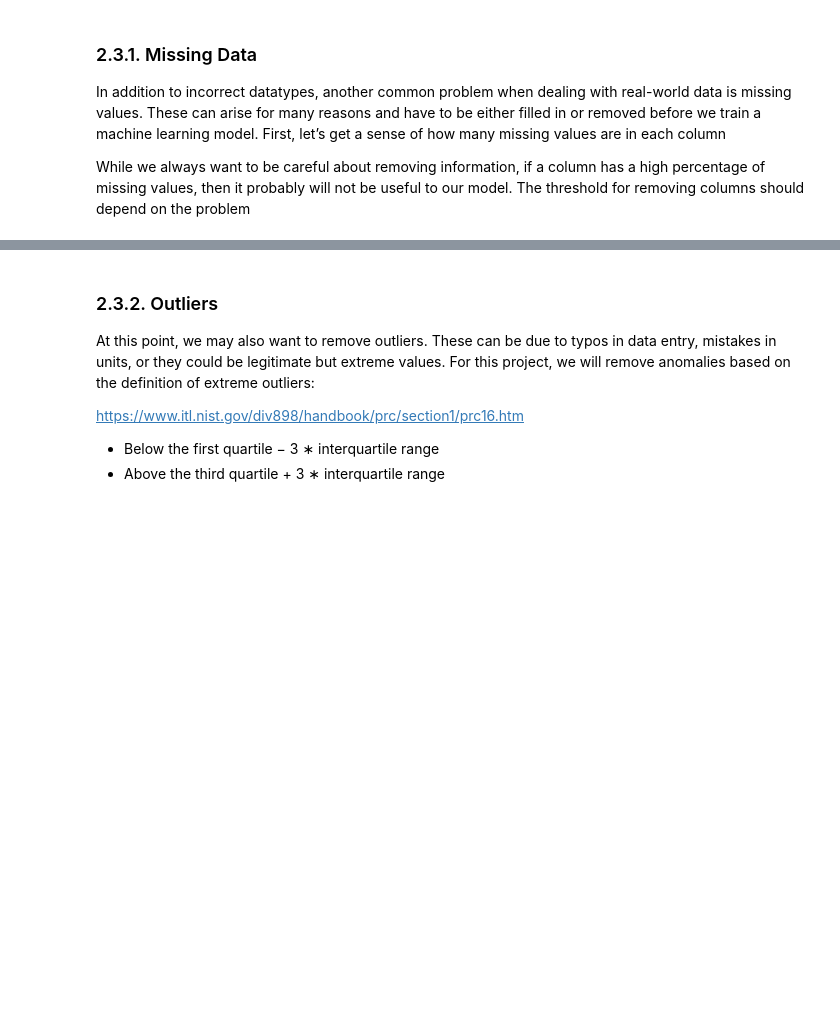
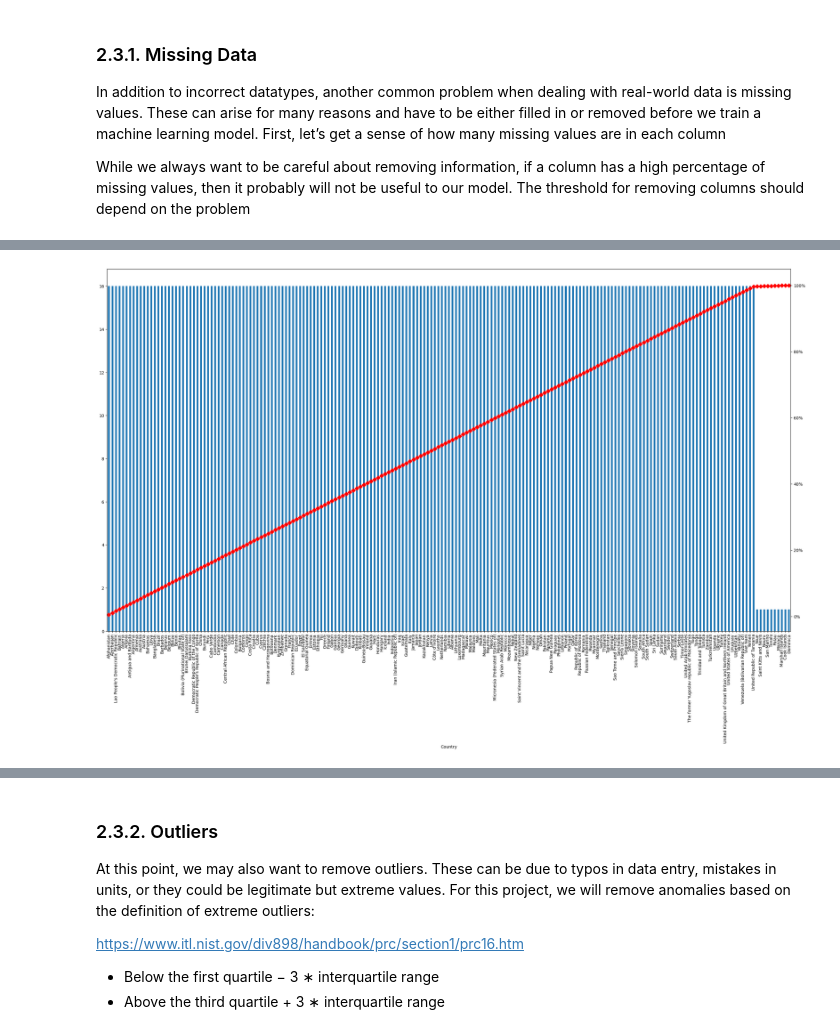
Before and after one commit to jpmrdad26/Projetos-Ciencia-de-dados, a Jupyter notebook: CRISP-DM Projeto Final.ipynb, the cells around one changed output, grey strips where cells are left out. Saved outputs shown, nothing was run; the diff lists cells and outputs as text; code cells hidden in the pictures; blank space fills up the shorter version.

```diff
--- a/CRISP-DM Projeto Final.ipynb
+++ b/CRISP-DM Projeto Final.ipynb
@@ -214,0 +267,20 @@ While we always want to be careful about removing information, if a column has a
+# %%
+from matplotlib.ticker import PercentFormatter
+
+# Conta a frequência dos países
+country_counts = df['Country'].value_counts().sort_values(ascending=False)
+
+# Configuração do gráfico
+fig, ax = plt.subplots(figsize=(30, 16))
+
+# Gráfico de barras
+country_counts.plot(kind='bar', ax=ax)
+
+# Adicionar o eixo secundário para a porcentagem acumulada
+ax2 = ax.twinx()
+ax2.plot(country_counts.cumsum() / country_counts.sum() * 100, color='red', marker='D', ms=7)
+ax2.yaxis.set_major_formatter(PercentFormatter())
+
+plt.show()
+# %% [output]
+[figure, added]
```
Also changed, not shown: parts of 27 cells of this notebook.
